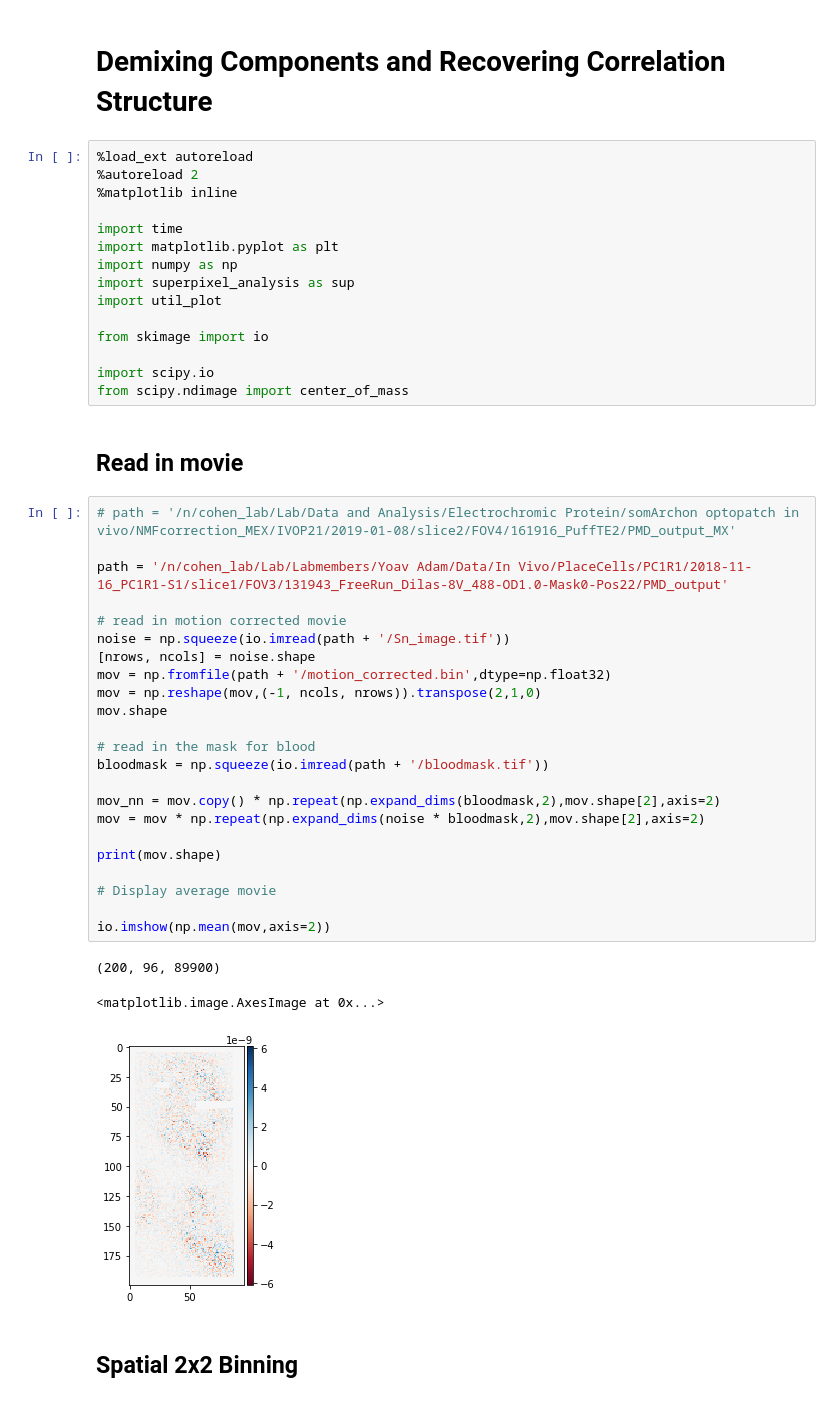
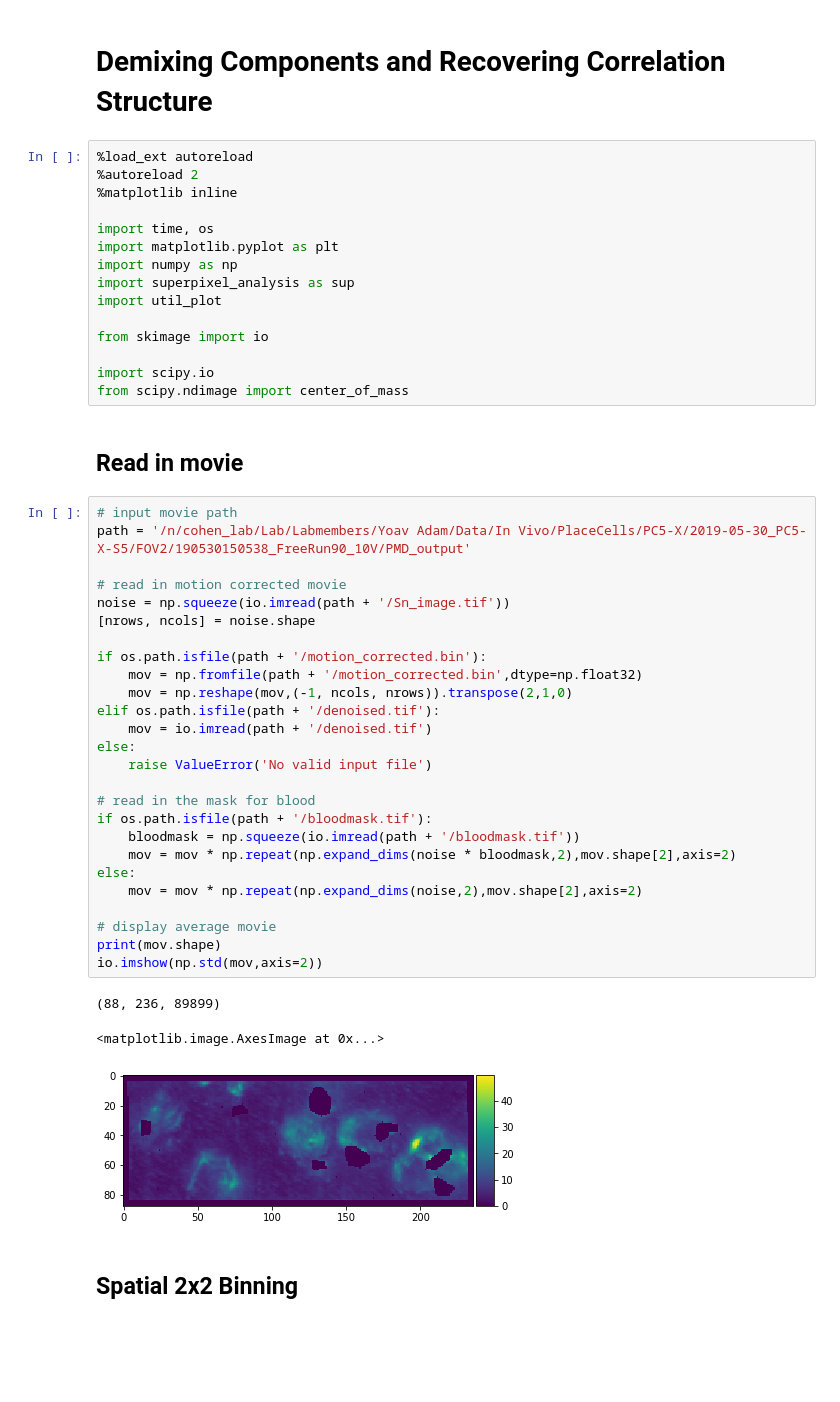
Before and after one commit to adamcohenlab/invivo-imaging, a Jupyter notebook: demix/demix.ipynb, the cells around one changed output. Cells and saved outputs as stored; diff of their text form; blank space fills up the shorter version.

```diff
--- a/demix/demix.ipynb
+++ b/demix/demix.ipynb
@@ -5,7 +5,7 @@
 %autoreload 2
 %matplotlib inline
 
-import time
+import time, os
 import matplotlib.pyplot as plt
 import numpy as np
 import superpixel_analysis as sup
@@ -18,32 +18,35 @@ from scipy.ndimage import center_of_mass
 # %% [markdown]
 ## Read in movie
 # %%
-# path = '/n/cohen_lab/Lab/Data and Analysis/Electrochromic Protein/somArchon optopatch in vivo/NMFcorrection_MEX/IVOP21/2019-01-08/slice2/FOV4/161916_PuffTE2/PMD_output_MX'
-
-path = '/n/cohen_lab/Lab/Labmembers/Yoav Adam/Data/In Vivo/PlaceCells/PC1R1/2018-11-16_PC1R1-S1/slice1/FOV3/131943_FreeRun_Dilas-8V_488-OD1.0-Mask0-Pos22/PMD_output'
+# input movie path
+path = '/n/cohen_lab/Lab/Labmembers/Yoav Adam/Data/In Vivo/PlaceCells/PC5-X/2019-05-30_PC5-X-S5/FOV2/190530150538_FreeRun90_10V/PMD_output'
 
 # read in motion corrected movie
 noise = np.squeeze(io.imread(path + '/Sn_image.tif'))
 [nrows, ncols] = noise.shape
-mov = np.fromfile(path + '/motion_corrected.bin',dtype=np.float32)
-mov = np.reshape(mov,(-1, ncols, nrows)).transpose(2,1,0)
-mov.shape
+
+if os.path.isfile(path + '/motion_corrected.bin'):
+    mov = np.fromfile(path + '/motion_corrected.bin',dtype=np.float32)
+    mov = np.reshape(mov,(-1, ncols, nrows)).transpose(2,1,0)
+elif os.path.isfile(path + '/denoised.tif'):
+    mov = io.imread(path + '/denoised.tif')
+else:
+    raise ValueError('No valid input file')
 
 # read in the mask for blood
-bloodmask = np.squeeze(io.imread(path + '/bloodmask.tif'))
+if os.path.isfile(path + '/bloodmask.tif'):
+    bloodmask = np.squeeze(io.imread(path + '/bloodmask.tif'))
+    mov = mov * np.repeat(np.expand_dims(noise * bloodmask,2),mov.shape[2],axis=2)
+else:
+    mov = mov * np.repeat(np.expand_dims(noise,2),mov.shape[2],axis=2)
 
-mov_nn = mov.copy() * np.repeat(np.expand_dims(bloodmask,2),mov.shape[2],axis=2)
-mov = mov * np.repeat(np.expand_dims(noise * bloodmask,2),mov.shape[2],axis=2)
-
+# display average movie
 print(mov.shape)
-
-# Display average movie
-
-io.imshow(np.mean(mov,axis=2))
+io.imshow(np.std(mov,axis=2))
 # %% [output]
-(200, 96, 89900)
+(88, 236, 89899)
 <matplotlib.image.AxesImage at 0x...>
-[figure, old version]
+[figure, new version]
 # %% [markdown]
 ## Spatial 2x2 Binning
 # %%
```
Also changed, not shown: parts of 32 cells of this notebook, 4 other files.
